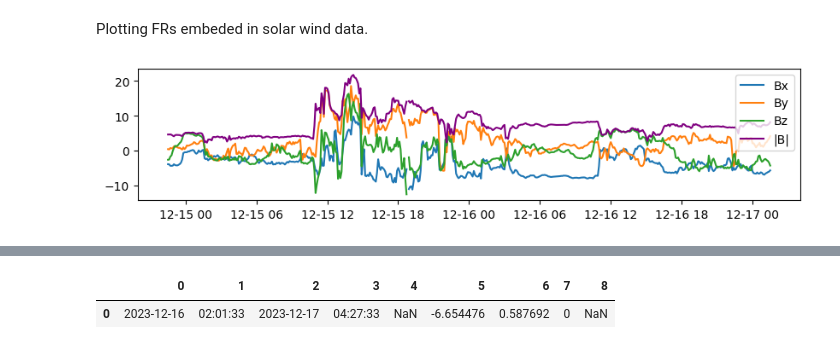
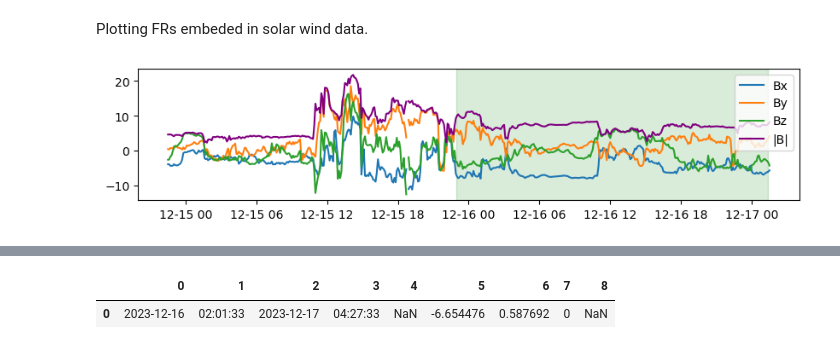
Before and after one commit to spal4532/DeepFRi-and-DicFR, a Jupyter notebook: main.ipynb, the cells around one changed output, grey strips where cells are left out. Cells and saved outputs as stored; diff of their text form; code cells hidden in the pictures.

```diff
--- a/main.ipynb
+++ b/main.ipynb
@@ -80,33 +113,37 @@ Plotting FRs embeded in solar wind data.
 # %%
 st='2023-12-16 00:00:00'
 et='2023-12-16 01:00:00'
+i = 0
 npoint=256
 window_duration=24 #in hours
 l=int(np.round(window_duration*60./npoint))
 
 tts=pd.to_datetime((datetime.strptime(str(st), "%Y-%m-%d %H:%M:%S")-datetime(1970, 1, 1, 0, 0)).total_seconds()-l*npoint*60.,unit='s')
 tte=pd.to_datetime((datetime.strptime(str(st), "%Y-%m-%d %H:%M:%S")-datetime(1970, 1, 1, 0, 0)).total_seconds()+l*npoint*60.,unit='s')
 
 df= read_wind_mag( tts,tte)
 bxn=df.Bx.rolling(window=l,step=l).mean()
 byn=df.By.rolling(window=l,step=l).mean()
 bzn=df.Bz.rolling(window=l,step=l).mean()
 plt.figure(figsize=(10, 2))
 plt.plot(bxn,label='Bx')
 plt.plot(byn,label='By')
 plt.plot(bzn,label='Bz')
 plt.plot(np.sqrt(bxn*bxn+byn*byn+bzn*bzn),label='|B|',color='purple')
 plt.legend()
 if os.path.getsize(imgPath+'List2.txt') != 0:
      df_list2= pd.read_csv(imgPath+'List2.txt', sep=" ", header=None)
      FR_s_l2=pd.to_datetime(df_list2[0][i]+' '+df_list2[1][i])
      FR_e_l2=pd.to_datetime(df_list2[2][i]+' '+df_list2[3][i])
      plt.axvspan(FR_s_l2,FR_e_l2, ymin=0, ymax=1, alpha=0.05, color='green')
 if os.path.getsize(imgPath+'Final_list.txt') != 0:
      df_final= pd.read_csv(imgPath+'Final_list.txt', sep=" ", header=None)
      FR_s=pd.to_datetime(df_final[0][i]+' '+df_final[1][i])
      FR_e=pd.to_datetime(df_final[2][i]+' '+df_final[3][i])
-     if df_final[7][i]!=0:
-          plt.axvspan(FR_s,FR_e, ymin=0, ymax=1, alpha=0.1, color='green')
+     ##TODO:  Should there be a column '7'??
+     ## looks like it might be equivalent to the current column '4'- AAN
+     # if df_final[7][i]!=0:
+     #      plt.axvspan(FR_s,FR_e, ymin=0, ymax=1, alpha=0.1, color='green')
+     plt.axvspan(FR_s,FR_e, ymin=0, ymax=1, alpha=0.1, color='green')
 # %% [output]
-[figure, old version]
+[figure, new version]
```
Also changed, not shown: parts of 7 cells of this notebook, 3 other files.
